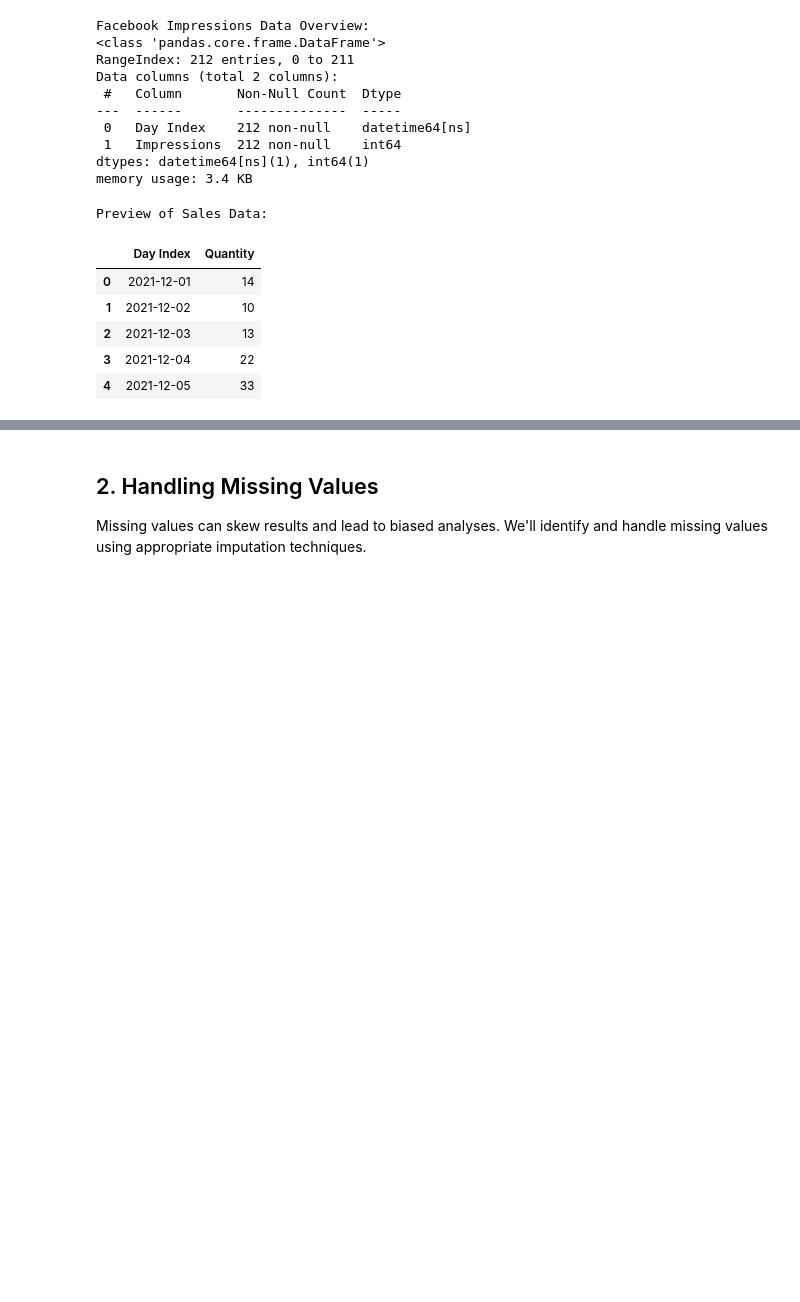
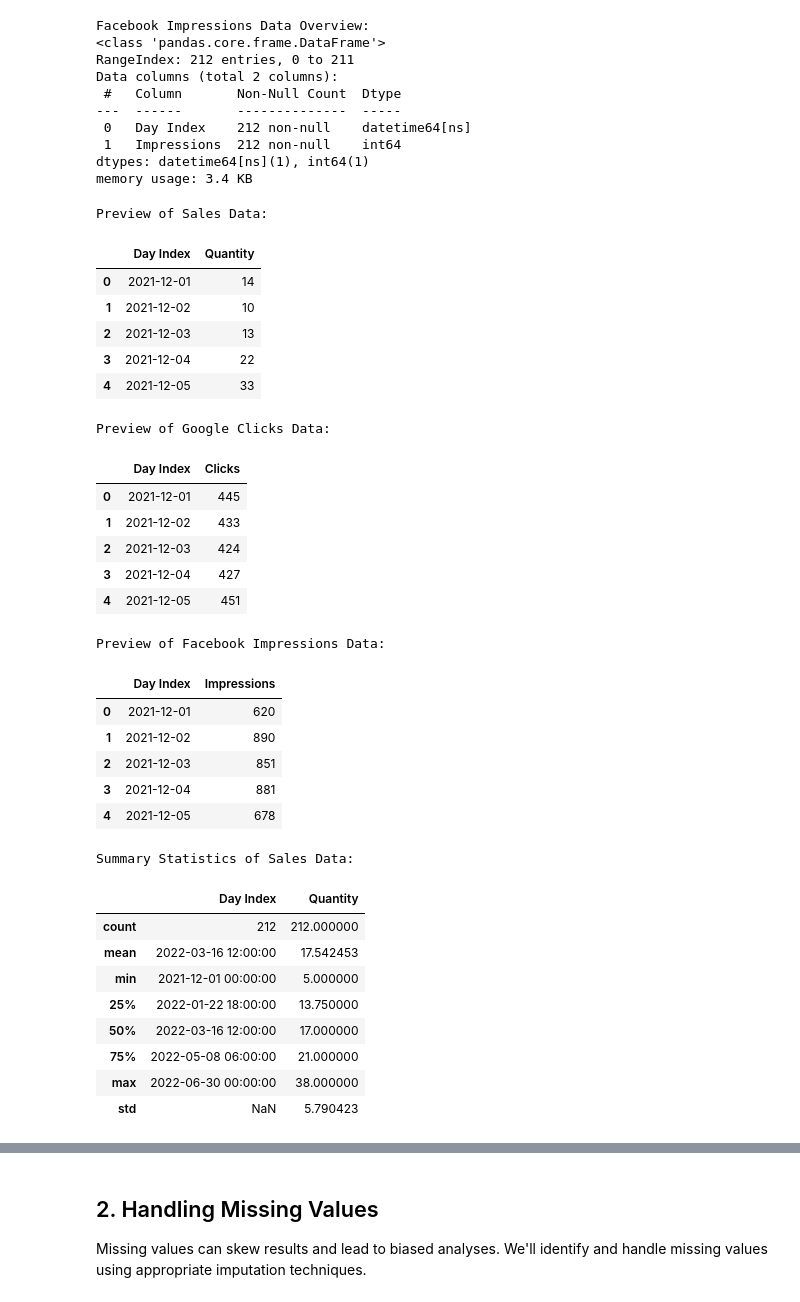
Before and after one commit to Saket22-CS/Saket-Infosys-Nov24, a Jupyter notebook: FutureCart_Infosys.ipynb, the cells around one changed output, grey strips where cells are left out. Cells and saved outputs as stored; diff of their text form; code cells hidden in the pictures; blank space fills up the shorter version.

```diff
--- a/FutureCart_Infosys.ipynb
+++ b/FutureCart_Infosys.ipynb
@@ -81,17 +81,52 @@ Data columns (total 2 columns):
  1   Impressions  212 non-null    int64
 dtypes: datetime64[ns](1), int64(1)
 memory usage: 3.4 KB
-# %%
-print("\nPreview of Sales Data:")
-display(sales_data.head())  # Use `head()` to get a quick look at the first few rows of the dataset
-# %% [output]
-Preview of Sales Data:
-|  | Day Index | Quantity |
-| 0 | 2021-12-01 | 14 |
-| 1 | 2021-12-02 | 10 |
-| 2 | 2021-12-03 | 13 |
-| 3 | 2021-12-04 | 22 |
-| 4 | 2021-12-05 | 33 |
+# %%
+# Previewing the first few rows of each dataset
+print("Preview of Sales Data:")
+display(sales_data.head())
+
+print("\nPreview of Google Clicks Data:")
+display(google_clicks.head())
+
+print("\nPreview of Facebook Impressions Data:")
+display(fb_impressions.head())
+
+# Displaying summary statistics of the sales data to check for any anomalies or data type issues
+print("\nSummary Statistics of Sales Data:")
+display(sales_data.describe())
+# %% [output]
+Preview of Sales Data:
+|  | Day Index | Quantity |
+| 0 | 2021-12-01 | 14 |
+| 1 | 2021-12-02 | 10 |
+| 2 | 2021-12-03 | 13 |
+| 3 | 2021-12-04 | 22 |
+| 4 | 2021-12-05 | 33 |
+Preview of Google Clicks Data:
+|  | Day Index | Clicks |
+| 0 | 2021-12-01 | 445 |
+| 1 | 2021-12-02 | 433 |
+| 2 | 2021-12-03 | 424 |
+| 3 | 2021-12-04 | 427 |
+| 4 | 2021-12-05 | 451 |
+Preview of Facebook Impressions Data:
+|  | Day Index | Impressions |
+| 0 | 2021-12-01 | 620 |
+| 1 | 2021-12-02 | 890 |
+| 2 | 2021-12-03 | 851 |
+| 3 | 2021-12-04 | 881 |
+| 4 | 2021-12-05 | 678 |
+Summary Statistics of Sales Data:
+|  | Day Index | Quantity |
+| count | 212 | 212.000000 |
+| mean | 2022-03-16 12:00:00 | 17.542453 |
+| min | 2021-12-01 00:00:00 | 5.000000 |
+| 25% | 2022-01-22 18:00:00 | 13.750000 |
+| 50% | 2022-03-16 12:00:00 | 17.000000 |
+| 75% | 2022-05-08 06:00:00 | 21.000000 |
+| max | 2022-06-30 00:00:00 | 38.000000 |
+| std | NaN | 5.790423 |
 # %%
 # Checking the summary statistics of the sales data for any anomalies or data type issues
 print("\nSales Data Summary:")
```
Also changed, not shown: parts of 13 cells of this notebook.
